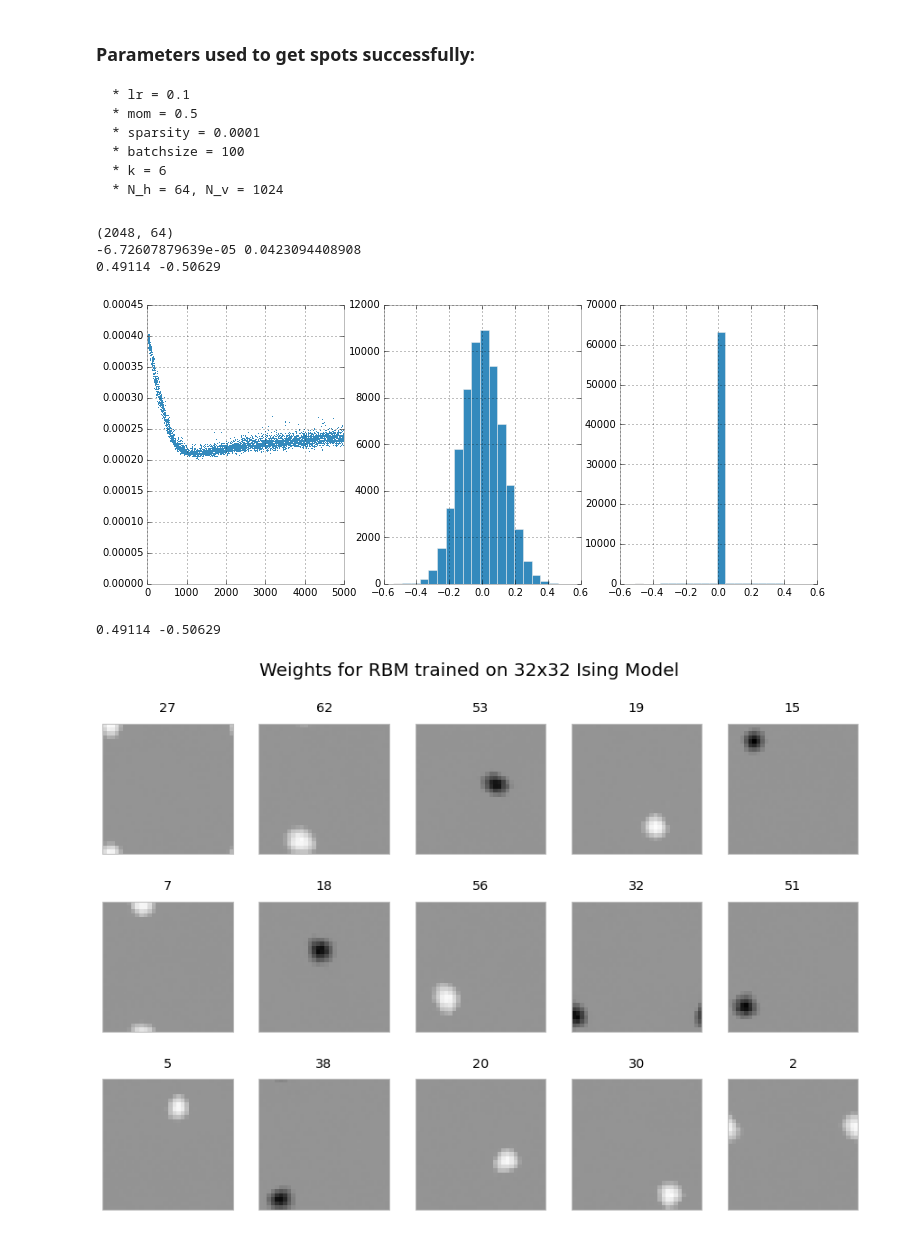
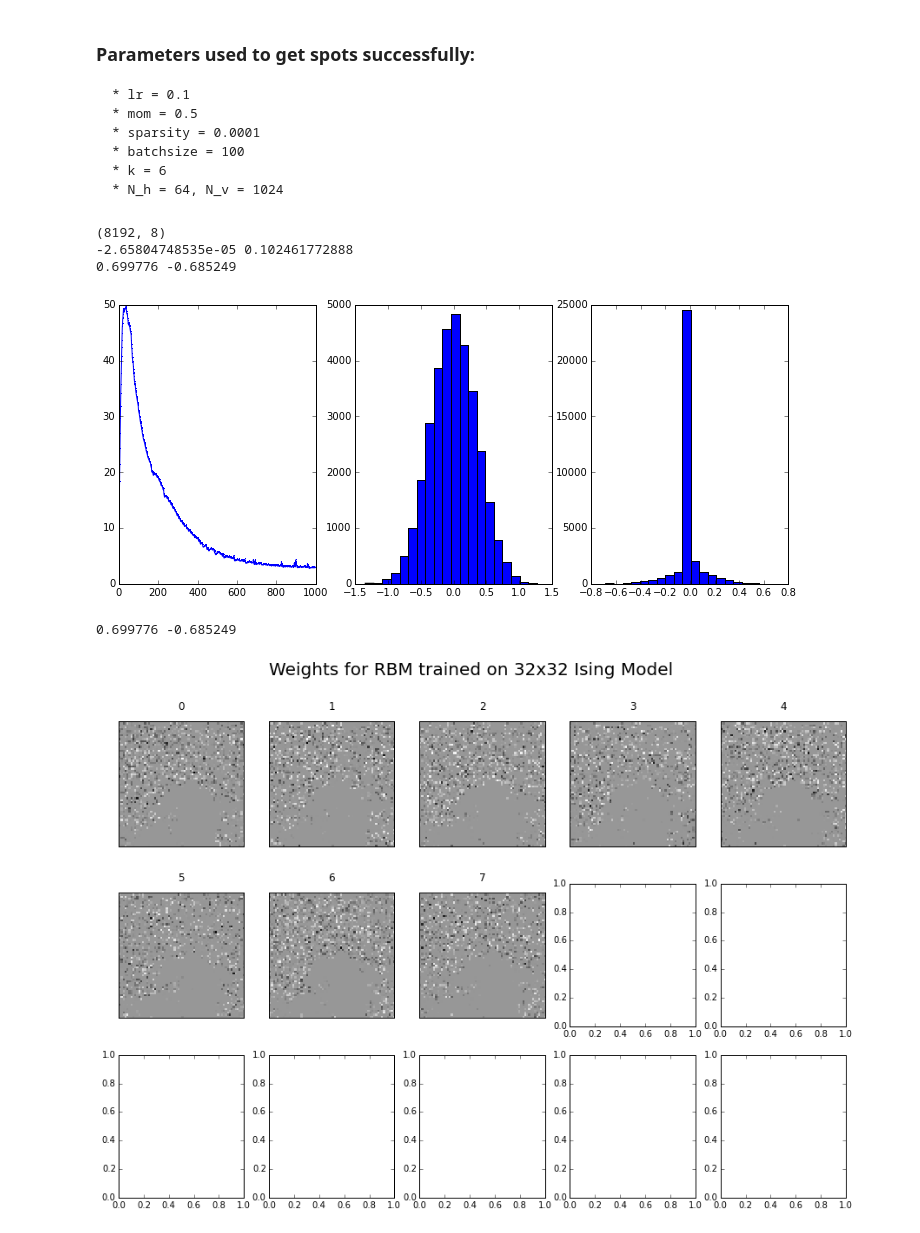
Before and after one commit to colinclement/cudaRBM, a Jupyter notebook: code/src/pycuRBM.ipynb, the cells around one changed output. Saved outputs shown, nothing was run; the diff lists cells and outputs as text; code cells hidden in the pictures.

```diff
--- a/code/src/pycuRBM.ipynb
+++ b/code/src/pycuRBM.ipynb
@@ -135,34 +135,38 @@ array([  5.00000001e-06,   1.00000000e-05,  -7.00000000e-06,
     * k = 6
     * N_h = 64, N_v = 1024
 # %%
+N = 4096
+L = int(np.sqrt(N))
 fig, axs = plt.subplots(1,3, figsize=(12,5))
 L1dW = np.loadtxt("Convergence.dat");
-axs[0].plot(L1dW,',')
+axs[0].plot(L1dW,'-,')
 Wout = np.loadtxt("W.dat")
 print Wout.shape
-W = Wout[1024:]
-Winit = Wout[:1024]
+W = Wout[N:]
+Winit = Wout[:N]
 axs[1].hist(Winit.flat, bins=20)
 axs[2].hist(W.flat, bins=20)
 print W.mean(), W.std()
 print W.max(), W.min()
 # %% [output]
-(2048, 64)
--6.72607879639e-05 0.0423094408908
-0.49114 -0.50629
+(8192, 8)
+-2.65804748535e-05 0.102461772888
+0.699776 -0.685249
-[figure, old version]
+[figure, new version]
 # %%
 fig, axs = plt.subplots(3,5, figsize=(15,10))
 selection = np.random.randint(0,high=W.shape[1], size=3*5)
+ordering = np.argsort(np.abs(W).mean(0))
+selection = range(W.shape[1])#ordering[-8:]
 mx, mn = W.max(), W.min()
 print mx, mn
 for ax, s in zip(axs.flat, selection):
-    ax.matshow(W[:,s].reshape(32,32), cmap="Greys", vmin=mn, vmax=mx)
+    ax.matshow((W[:,s]).reshape(L,L), cmap="Greys", vmin=mn, vmax=mx)
     ax.set_title(str(s))
     ax.set_xticks([])
     ax.set_yticks([])
     plt.suptitle('Weights for RBM trained on 32x32 Ising Model', fontsize=20)
 #plt.colorbar()
 # %% [output]
-0.49114 -0.50629
+0.699776 -0.685249
-[figure, old version]
+[figure, new version]
```
Also changed, not shown: parts of 3 cells of this notebook, 1 other file.
